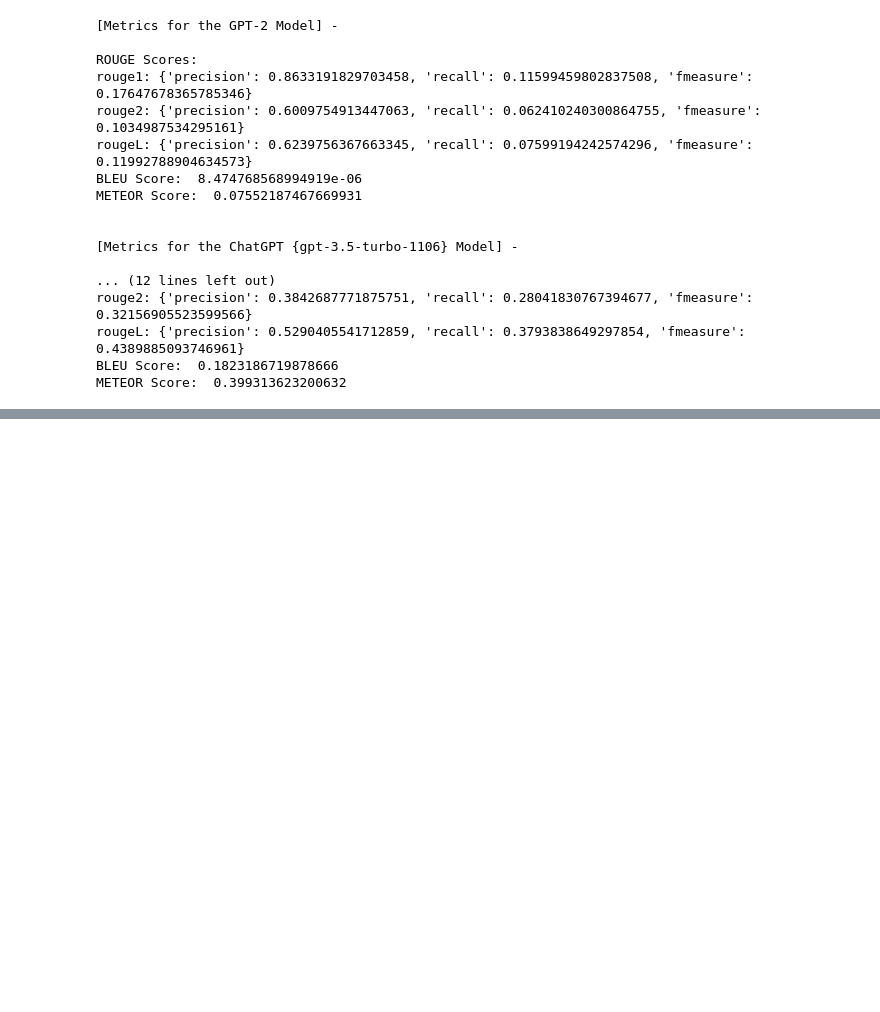
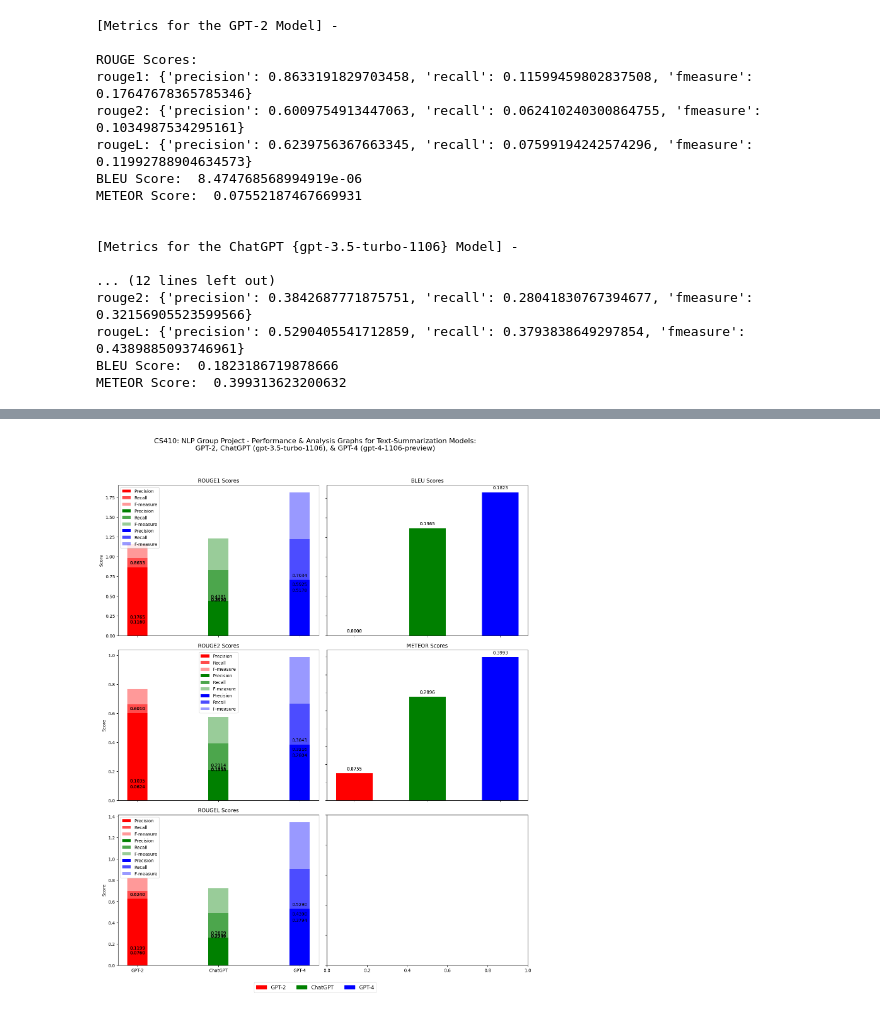
Before and after one commit to DebuggerDan/cs410-natural-language-processing-group-project-fall2023, a Jupyter notebook: GPT_Text_Summarization.ipynb, the cells around one changed output, grey strips where cells are left out. Saved outputs shown, nothing was run; the diff lists cells and outputs as text; code cells hidden in the pictures; blank space fills up the shorter version.

```diff
--- a/GPT_Text_Summarization.ipynb
+++ b/GPT_Text_Summarization.ipynb
@@ -570,3 +652,98 @@ METEOR Score:  0.399313623200632
+# %%
+import matplotlib.pyplot as plt
+
+# Define the data for each model
+models_data = {
+    'GPT-2': {
+        'ROUGE': {
+            'rouge1': {'precision': 0.8633, 'recall': 0.1160, 'fmeasure': 0.1765},
+            'rouge2': {'precision': 0.6010, 'recall': 0.0624, 'fmeasure': 0.1035},
+            'rougeL': {'precision': 0.6240, 'recall': 0.0760, 'fmeasure': 0.1199}
+        },
+        'BLEU': 8.47e-06,
+        'METEOR': 0.0755
+    },
+    'ChatGPT': {
+        'ROUGE': {
+            'rouge1': {'precision': 0.4381, 'recall': 0.3920, 'fmeasure': 0.3992},
+            'rouge2': {'precision': 0.2114, 'recall': 0.1795, 'fmeasure': 0.1853},
+            'rougeL': {'precision': 0.2609, 'recall': 0.2292, 'fmeasure': 0.2346}
+        },
+        'BLEU': 0.1365,
+        'METEOR': 0.2896
+    },
+    'GPT-4': {
+        'ROUGE': {
+            'rouge1': {'precision': 0.7034, 'recall': 0.5178, 'fmeasure': 0.5925},
+            'rouge2': {'precision': 0.3843, 'recall': 0.2804, 'fmeasure': 0.3216},
+            'rougeL': {'precision': 0.5290, 'recall': 0.3794, 'fmeasure': 0.4390}
+        },
+        'BLEU': 0.1823,
+        'METEOR': 0.3993
+    }
+}
+
+# Define metric names and models
+models = ['GPT-2', 'ChatGPT', 'GPT-4']
+colors = ['red', 'green', 'blue']  # Colors for each model
+
+# Plotting
+fig, axs = plt.subplots(3, 2, figsize=(14, 18))
+fig.suptitle('CS410: NLP Group Project - Performance & Analysis Graphs for Text-Summarization Models:\nGPT-2, ChatGPT (gpt-3.5-turbo-1106), & GPT-4 (gpt-4-1106-preview)', fontsize=16)
+
+# Define a function to add text labels above the bars
+def add_value_labels(ax, spacing=5):
+    for rect in ax.patches:
+        y_value = rect.get_height()
+        x_value = rect.get_x() + rect.get_width() / 2
+        space = spacing
+        va = 'bottom'
+        if y_value < 0:
+            space *= -1
+            va = 'top'
+        label = "{:.4f}".format(y_value)
+        ax.annotate(
+            label,
+            (x_value, y_value),
+            xytext=(0, space),
+            textcoords="offset points",
+            ha='center',
+            va=va)
+
+# Plot ROUGE scores
+for i, rouge_metric in enumerate(['rouge1', 'rouge2', 'rougeL']):
+    for j, (model, color) in enumerate(zip(models, colors)):
+        values = models_data[model]['ROUGE'][rouge_metric]
+        axs[i][0].bar(model, values['precision'], label='Precision', color=color, width=0.25, align='center')
+        axs[i][0].bar(model, values['recall'], bottom=values['precision'], label='Recall', color=color, alpha=0.7, width=0.25, align='center')
+        axs[i][0].bar(model, values['fmeasure'], bottom=values['precision']+values['recall'], label='F-measure', color=color, alpha=0.4, width=0.25, align='center')
+        add_value_labels(axs[i][0])
+    axs[i][0].set_title(f"{rouge_metric.upper()} Scores")
+    axs[i][0].set_ylabel('Score')
+    axs[i][0].legend()
+
+# Plot BLEU and METEOR scores
+for i, score_type in enumerate(['BLEU', 'METEOR']):
+    for j, (model, color) in enumerate(zip(models, colors)):
+        score = models_data[model][score_type]
+        axs[i][1].bar(model, score, color=color, label=model, width=0.5)
+        add_value_labels(axs[i][1])
+    axs[i][1].set_title(f'{score_type} Scores')
+    axs[i][1].set_ylabel('Score')
+
+# Hide the empty subplot (if any)
+for ax in axs.flatten():
+    ax.label_outer()
+
+# Create legend for color keys
+handles = [plt.Rectangle((0,0),1,1, color=color) for color in colors]
+labels = models
+fig.legend(handles, labels, loc='lower center', ncol=len(models), fontsize='large')
+
+plt.tight_layout(rect=[0, 0.03, 1, 0.95])
+plt.show()
+# %% [output]
+[figure, added]
 # %% [markdown]
 ### **References**
 
```
Also changed, not shown: parts of 5 cells of this notebook.
